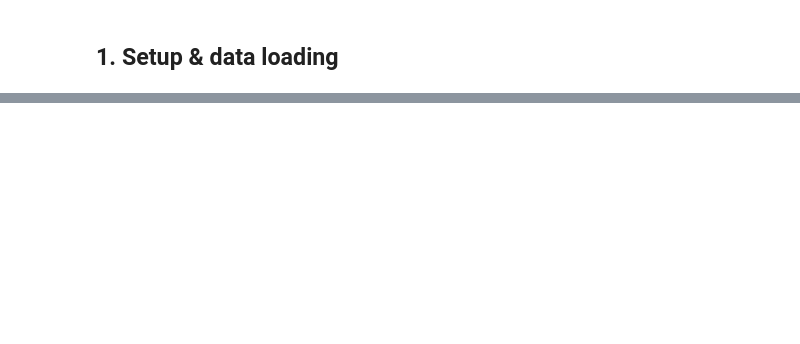
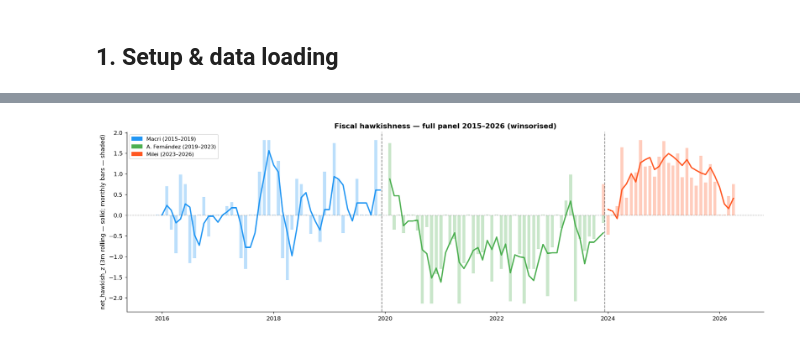
Before and after one commit to rayyaankazi1/Masters-Project, a Jupyter notebook: notebooks/02_eda_signals.ipynb, the cells around one changed output, grey strips where cells are left out. Drawn from its saved outputs; the diff is of its cells as text; code cells hidden in the pictures; blank space fills up the shorter version.

```diff
--- a/notebooks/02_eda_signals.ipynb
+++ b/notebooks/02_eda_signals.ipynb
@@ -874,0 +131,19 @@ president
+# %%
+# ── Full panel ────────────────────────────────────────────────────────────────
+fig, ax = plt.subplots(figsize=(16, 5))
+for pres in PRES_ORDER:
+    g = monthly[monthly["president"]==pres].sort_values("ym_dt")
+    g_v = g.dropna(subset=["net_hawkish_z"])
+    ax.bar(g["ym_dt"], g["net_hawkish_z"].fillna(0), color=PRES_COLORS[pres], alpha=0.3, width=20)
+    rolling = g_v.set_index("ym_dt")["net_hawkish_z"].rolling(3, min_periods=2).mean()
+    ax.plot(rolling.index, rolling.values, color=PRES_COLORS[pres], lw=2.2, label=PRES_LABELS[pres])
+
+ax.axhline(0, color="black", lw=0.8, ls=":")
+for dt in ["2019-12-10","2023-12-10"]:
+    ax.axvline(pd.Timestamp(dt), color="black", lw=1.2, ls="--", alpha=0.5)
+ax.set_ylabel("net_hawkish_z (3m rolling — solid; monthly bars — shaded)")
+ax.set_title("Fiscal hawkishness — full panel 2015–2026 (winsorised)", fontsize=12, fontweight="bold")
+ax.legend(handles=[Patch(color=PRES_COLORS[p], label=PRES_LABELS[p]) for p in PRES_ORDER], fontsize=9)
+plt.tight_layout(); plt.show()
+# %% [output]
+[figure, added]
```
Also changed, not shown: parts of 54 cells of this notebook, 8 other files.
